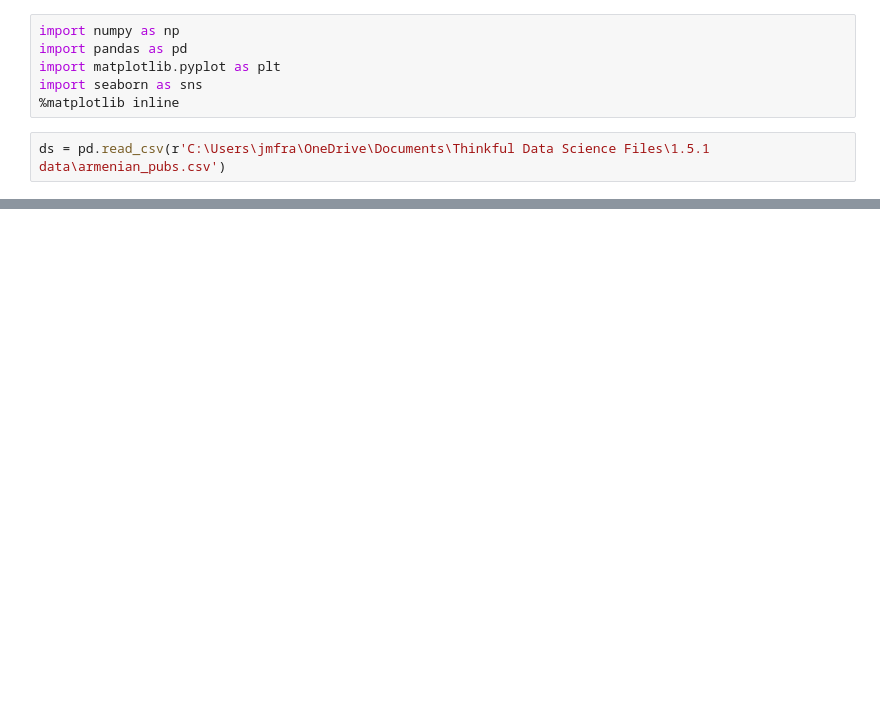
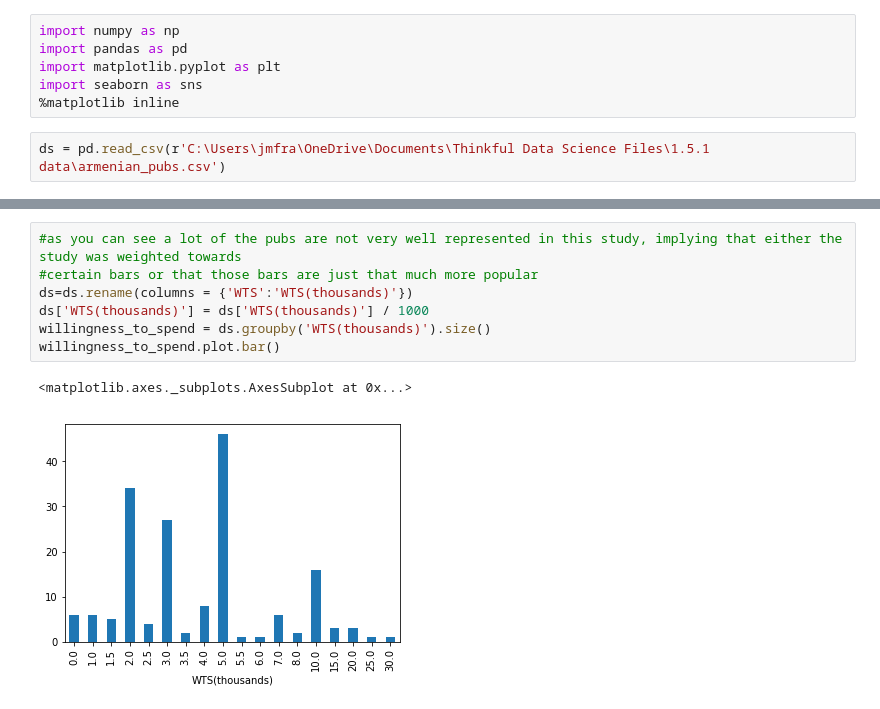
Before and after one commit to jmfrazier/lesson-1-files, a Jupyter notebook: 1.5.1 capstone.ipynb, the cells around one changed output, grey strips where cells are left out. Saved outputs shown, nothing was run; the diff lists cells and outputs as text; blank space fills up the shorter version.

```diff
--- a/1.5.1 capstone.ipynb
+++ b/1.5.1 capstone.ipynb
@@ -72,0 +132,10 @@ Name: Age, dtype: int64
+# %%
+#as you can see a lot of the pubs are not very well represented in this study, implying that either the study was weighted towards
+#certain bars or that those bars are just that much more popular
+ds=ds.rename(columns = {'WTS':'WTS(thousands)'})
+ds['WTS(thousands)'] = ds['WTS(thousands)'] / 1000
+willingness_to_spend = ds.groupby('WTS(thousands)').size()
+willingness_to_spend.plot.bar()
+# %% [output]
+<matplotlib.axes._subplots.AxesSubplot at 0x...>
+[figure, added]
```
Also changed, not shown: parts of 19 cells of this notebook.
